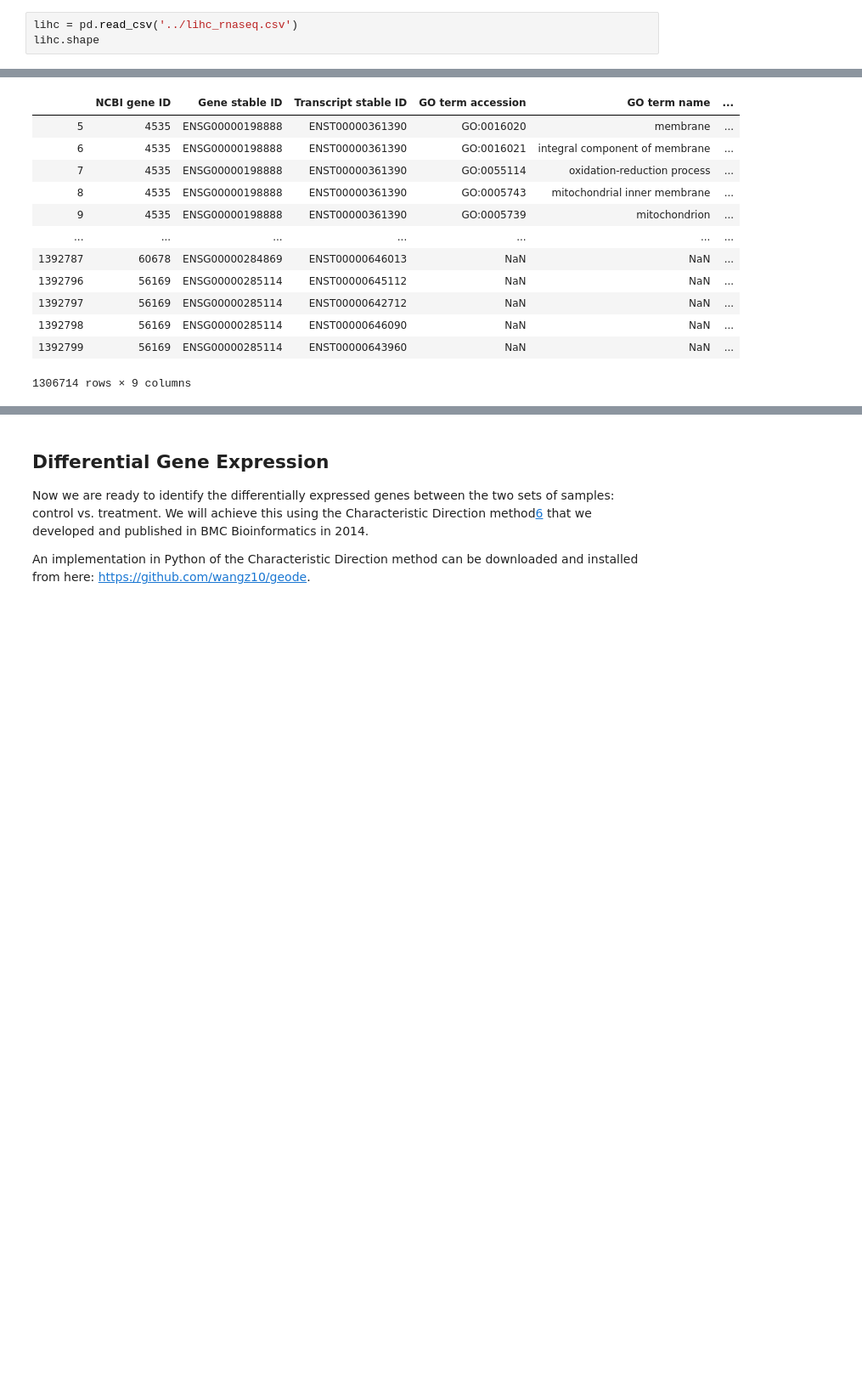
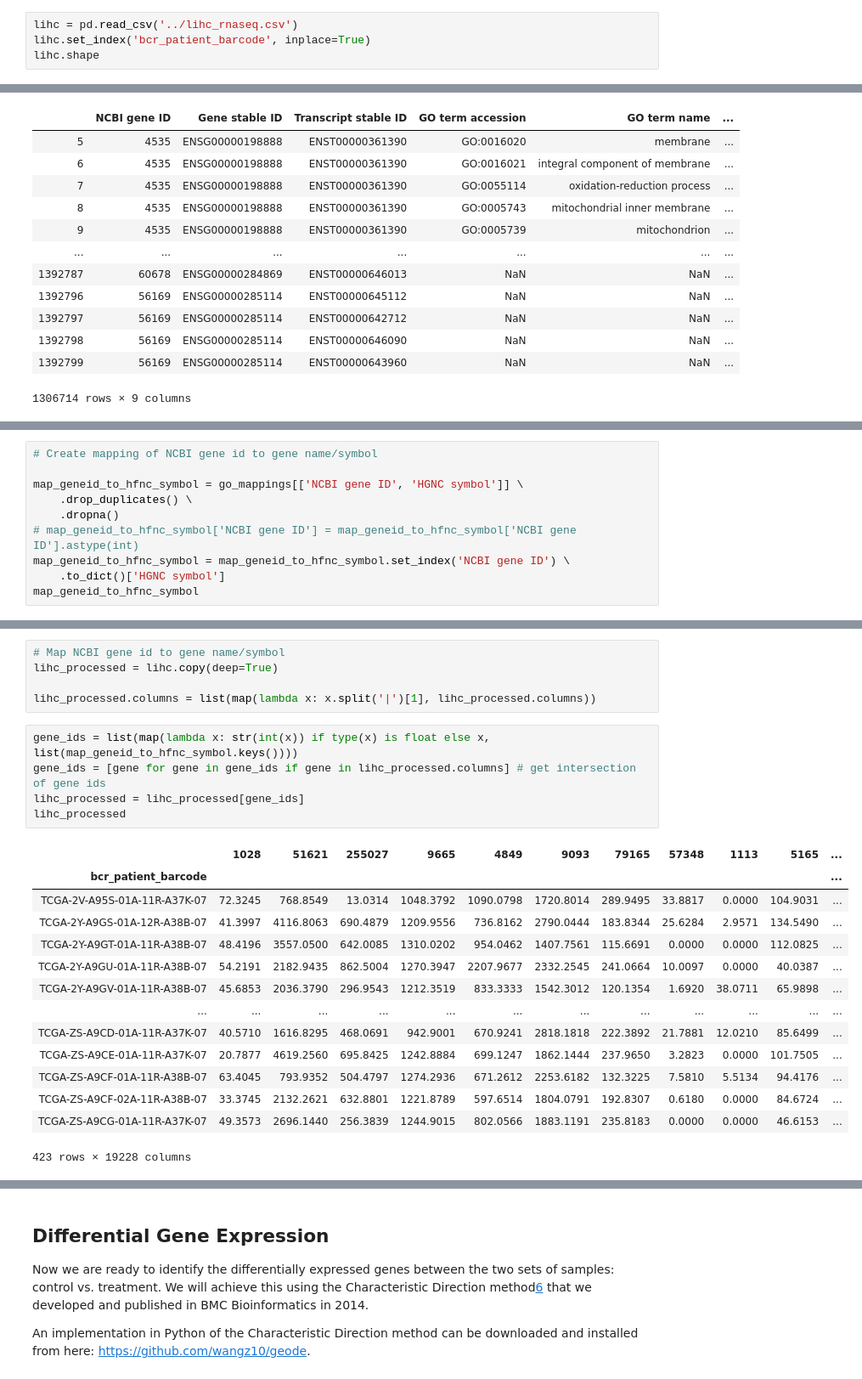
Before and after one commit to sohilsshah91/hacknights, a Jupyter notebook: tcga-lihc/1.1-hacknight-tcga-eda.ipynb, the cells around one changed output, grey strips where cells are left out. Shown at 85% size. Cells and saved outputs as stored; diff of their text form; blank space fills up the shorter version.

```diff
--- a/tcga-lihc/1.1-hacknight-tcga-eda.ipynb
+++ b/tcga-lihc/1.1-hacknight-tcga-eda.ipynb
@@ -12,5 +12,6 @@ Questions that can be answered by RNA-seq:
 import pandas as pd
 # %%
 lihc = pd.read_csv('../lihc_rnaseq.csv')
+lihc.set_index('bcr_patient_barcode', inplace=True)
 lihc.shape
 # %% [output]
@@ -330,0 +255,10 @@ meta_df
+# %%
+# Create mapping of NCBI gene id to gene name/symbol
+
+map_geneid_to_hfnc_symbol = go_mappings[['NCBI gene ID', 'HGNC symbol']] \
+    .drop_duplicates() \
+    .dropna()
+# map_geneid_to_hfnc_symbol['NCBI gene ID'] = map_geneid_to_hfnc_symbol['NCBI gene ID'].astype(int)
+map_geneid_to_hfnc_symbol = map_geneid_to_hfnc_symbol.set_index('NCBI gene ID') \
+    .to_dict()['HGNC symbol']
+map_geneid_to_hfnc_symbol
@@ -330,0 +283,25 @@ meta_df
+# %%
+# Map NCBI gene id to gene name/symbol
+lihc_processed = lihc.copy(deep=True)
+
+lihc_processed.columns = list(map(lambda x: x.split('|')[1], lihc_processed.columns))
+# %%
+gene_ids = list(map(lambda x: str(int(x)) if type(x) is float else x, list(map_geneid_to_hfnc_symbol.keys())))
+gene_ids = [gene for gene in gene_ids if gene in lihc_processed.columns] # get intersection of gene ids
+lihc_processed = lihc_processed[gene_ids]
+lihc_processed
+# %% [output]
+|  | 1028 | 51621 | 255027 | 9665 | 4849 | 9093 | 79165 | 57348 | 1113 | 5165 | ... |
+| bcr_patient_barcode |  |  |  |  |  |  |  |  |  |  | ... |
+| TCGA-2V-A95S-01A-11R-A37K-07 | 72.3245 | 768.8549 | 13.0314 | 1048.3792 | 1090.0798 | 1720.8014 | 289.9495 | 33.8817 | 0.0000 | 104.9031 | ... |
+| TCGA-2Y-A9GS-01A-12R-A38B-07 | 41.3997 | 4116.8063 | 690.4879 | 1209.9556 | 736.8162 | 2790.0444 | 183.8344 | 25.6284 | 2.9571 | 134.5490 | ... |
+| TCGA-2Y-A9GT-01A-11R-A38B-07 | 48.4196 | 3557.0500 | 642.0085 | 1310.0202 | 954.0462 | 1407.7561 | 115.6691 | 0.0000 | 0.0000 | 112.0825 | ... |
+| TCGA-2Y-A9GU-01A-11R-A38B-07 | 54.2191 | 2182.9435 | 862.5004 | 1270.3947 | 2207.9677 | 2332.2545 | 241.0664 | 10.0097 | 0.0000 | 40.0387 | ... |
+| TCGA-2Y-A9GV-01A-11R-A38B-07 | 45.6853 | 2036.3790 | 296.9543 | 1212.3519 | 833.3333 | 1542.3012 | 120.1354 | 1.6920 | 38.0711 | 65.9898 | ... |
+| ... | ... | ... | ... | ... | ... | ... | ... | ... | ... | ... | ... |
+| TCGA-ZS-A9CD-01A-11R-A37K-07 | 40.5710 | 1616.8295 | 468.0691 | 942.9001 | 670.9241 | 2818.1818 | 222.3892 | 21.7881 | 12.0210 | 85.6499 | ... |
+| TCGA-ZS-A9CE-01A-11R-A37K-07 | 20.7877 | 4619.2560 | 695.8425 | 1242.8884 | 699.1247 | 1862.1444 | 237.9650 | 3.2823 | 0.0000 | 101.7505 | ... |
+| TCGA-ZS-A9CF-01A-11R-A38B-07 | 63.4045 | 793.9352 | 504.4797 | 1274.2936 | 671.2612 | 2253.6182 | 132.3225 | 7.5810 | 5.5134 | 94.4176 | ... |
+| TCGA-ZS-A9CF-02A-11R-A38B-07 | 33.3745 | 2132.2621 | 632.8801 | 1221.8789 | 597.6514 | 1804.0791 | 192.8307 | 0.6180 | 0.0000 | 84.6724 | ... |
+| TCGA-ZS-A9CG-01A-11R-A37K-07 | 49.3573 | 2696.1440 | 256.3839 | 1244.9015 | 802.0566 | 1883.1191 | 235.8183 | 0.0000 | 0.0000 | 46.6153 | ... |
+423 rows × 19228 columns
```
Also changed, not shown: parts of 31 cells of this notebook.
